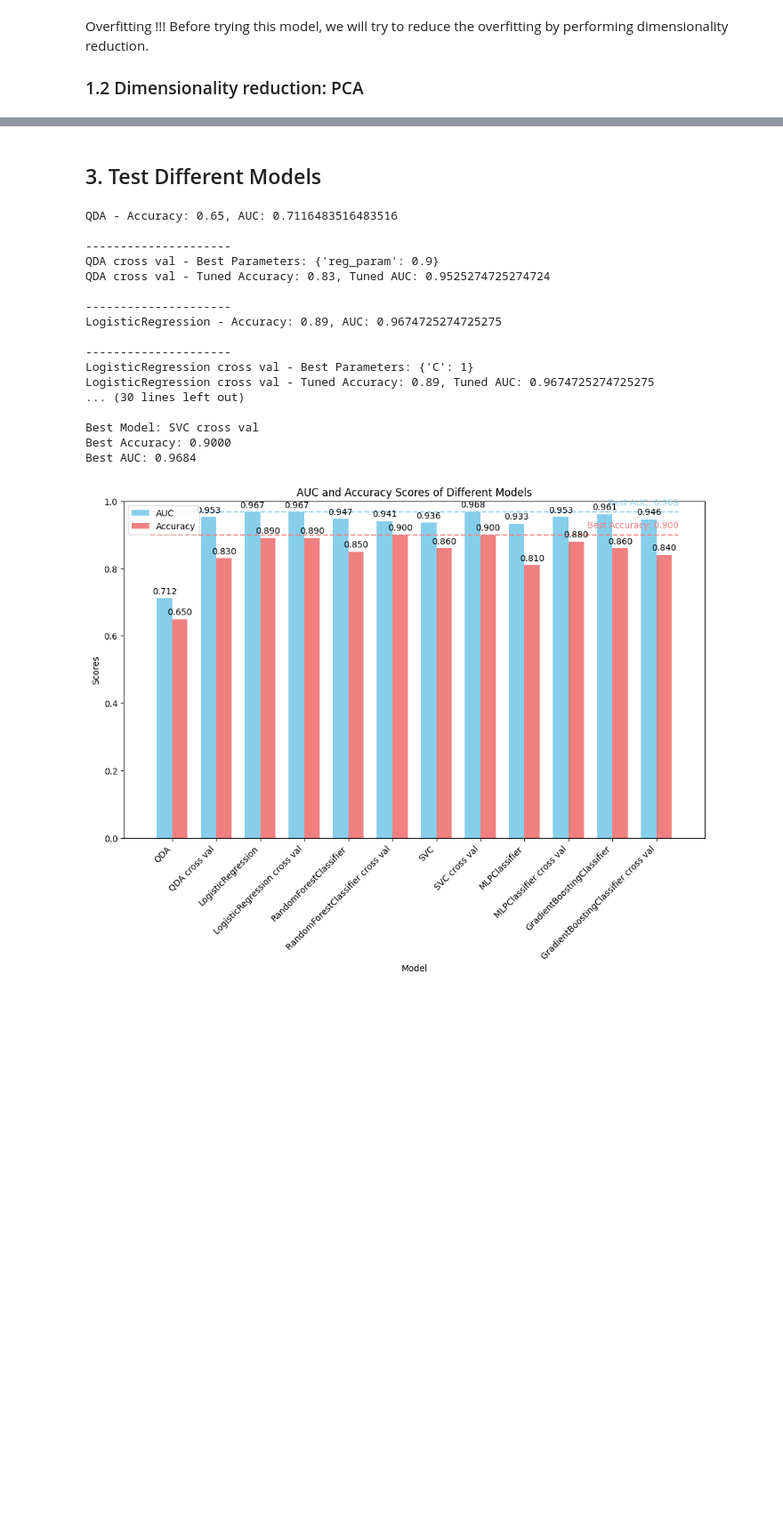
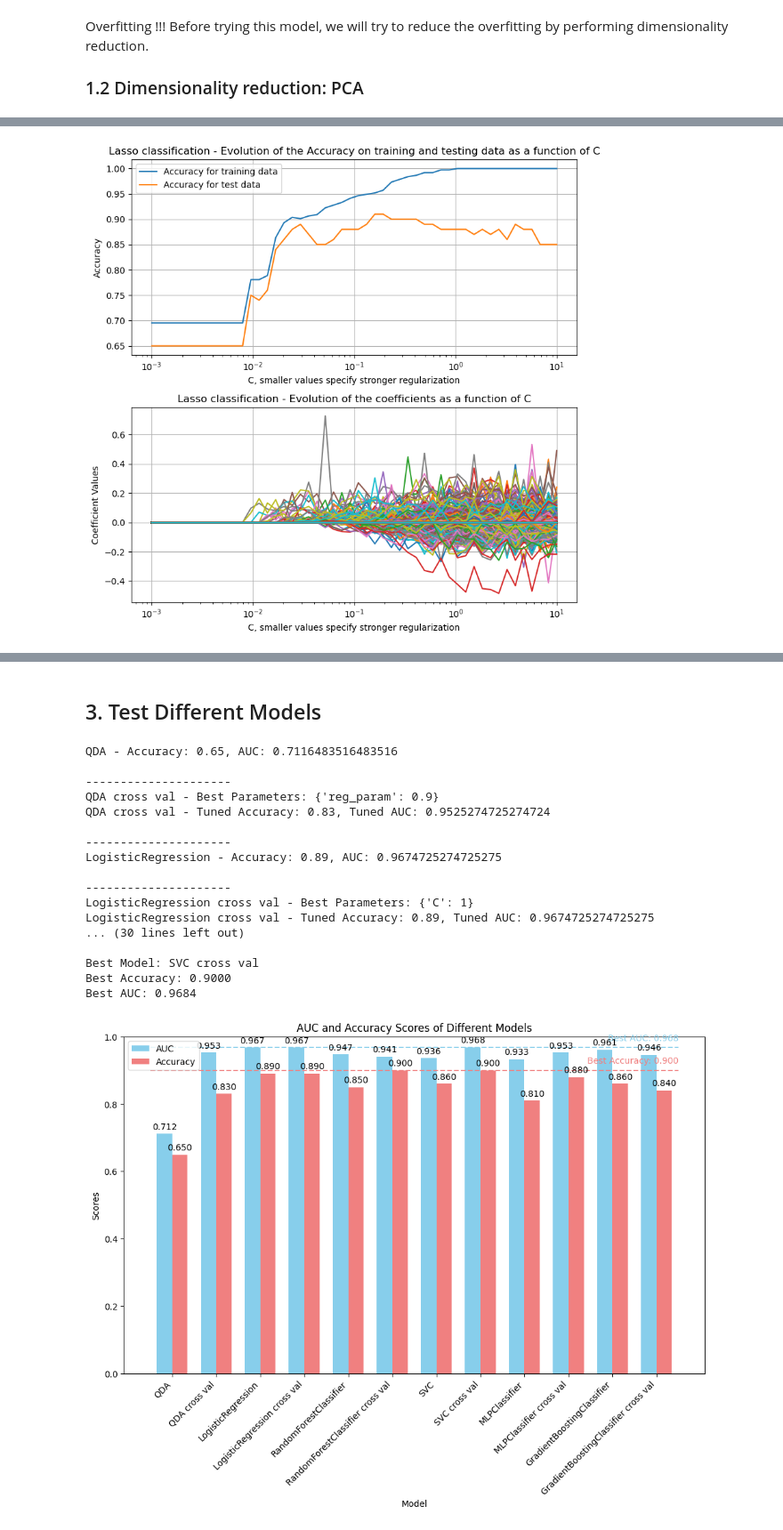
Before and after one commit to odd2022/El-Nino, a Jupyter notebook: 1_month_prediction.ipynb, the cells around one changed output, grey strips where cells are left out. Shown at 89% size. Drawn from its saved outputs; the diff is of its cells as text; code cells hidden in the pictures; blank space fills up the shorter version.

```diff
--- a/1_month_prediction.ipynb
+++ b/1_month_prediction.ipynb
@@ -208,0 +330,16 @@ Test auc with the best p: 0.95
+# %%
+# Define the classifier
+lasso = LogisticRegression(penalty='l1', solver='liblinear', C=1.0) # Default hyperparameter
+
+# Fit
+lasso.fit(X_train, y_train)
+
+# Predict
+y_train_pred_lasso = lasso.predict(X_train)
+y_test_pred_lasso = lasso.predict(X_test)
+
+# Print the results
+print("==== TRAIN ====")
+print(f"Accuracy for TRAIN data: {lasso.score(X_train, y_train):.3f}")
+print("==== TEST ====")
+print(f"Accuracy for TEST data: {lasso.score(X_test, y_test):.3f}")
@@ -208,0 +351,62 @@ Test auc with the best p: 0.95
+# %%
+# Prepare the regularization parameter values
+C_values = np.logspace(-3, 1, 50)
+
+# Initialisation of the lists that will contain the accuracies and the coefficients
+accuracy_train_list = []
+accuracy_test_list = []
+coefficients = []
+
+for i in range(len(C_values)):
+    # Define the classifier
+    lasso = LogisticRegression(penalty='l1', solver='liblinear', C=C_values[i])
+
+    # Fit
+    lasso.fit(X_train, y_train)
+
+    # Predict
+    y_train_pred = lasso.predict(X_train)
+    y_test_pred = lasso.predict(X_test)
+
+    # Computation of the accuracy for train and test
+    accuracy_train_lasso = lasso.score(X_train, y_train)
+    accuracy_test_lasso = lasso.score(X_test, y_test)
+
+
+    # Add the values to the accuracy lists
+    accuracy_train_list.append(accuracy_train_lasso)
+    accuracy_test_list.append(accuracy_test_lasso)
+
+    # Store the coefficients
+    coefficients.append(lasso.coef_)
+
+coefficients = np.array(coefficients)
+
+# Plot the results
+plt.figure(figsize=(8,8))
+plt.subplot(2,1,1)
+
+plt.semilogx(C_values, accuracy_train_list, label="Accuracy for training data")
+plt.semilogx(C_values, accuracy_test_list, label="Accuracy for test data")
+plt.legend()
+plt.xlabel('C, smaller values specify stronger regularization')
+plt.ylabel('Accuracy')
+plt.title('Lasso classification - Evolution of the Accuracy on training and testing data as a function of C')
+plt.grid()
+
+plt.subplot(2,1,2)
+plt.semilogx(C_values, coefficients[:, 0])
+plt.xlabel('C, smaller values specify stronger regularization')
+plt.ylabel('Coefficient Values')
+plt.grid()
+plt.title('Lasso classification - Evolution of the coefficients as a function of C')
+
+plt.tight_layout()
+
+# Get the best score
+best_index = np.argsort(-np.array(accuracy_test_list))[0]
+best_C_value = C_values[best_index]
+best_test_score_lasso = accuracy_test_list[best_index]
+best_train_score_lasso = accuracy_train_list[best_index]
+# %% [output]
+[figure, added]
```
Also changed, not shown: parts of 17 cells of this notebook.
